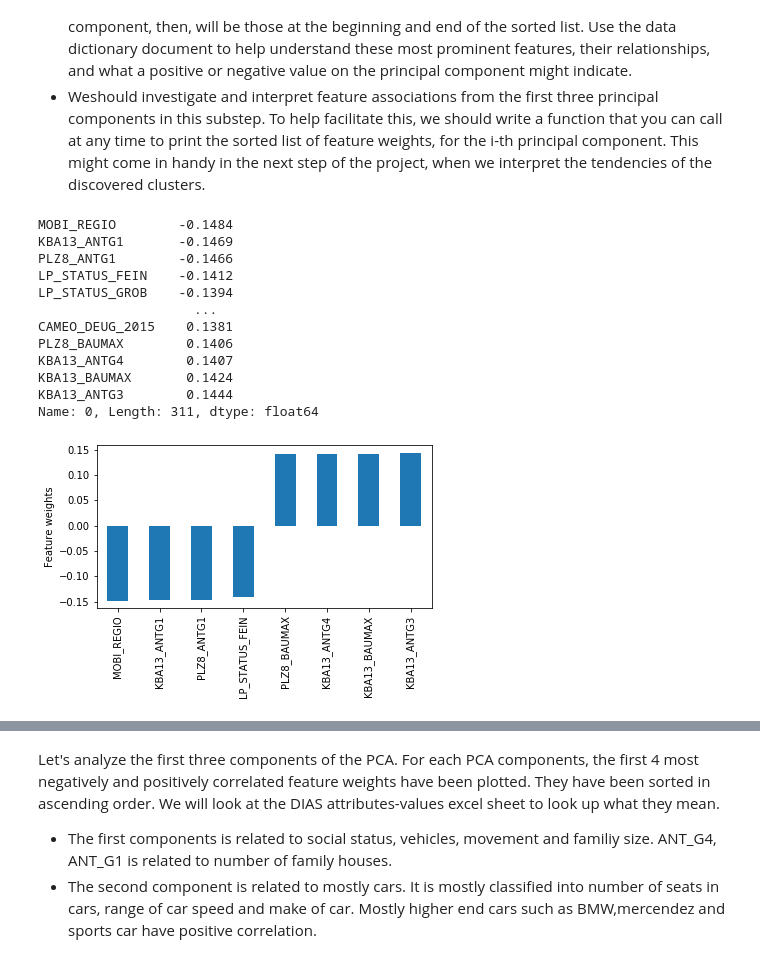
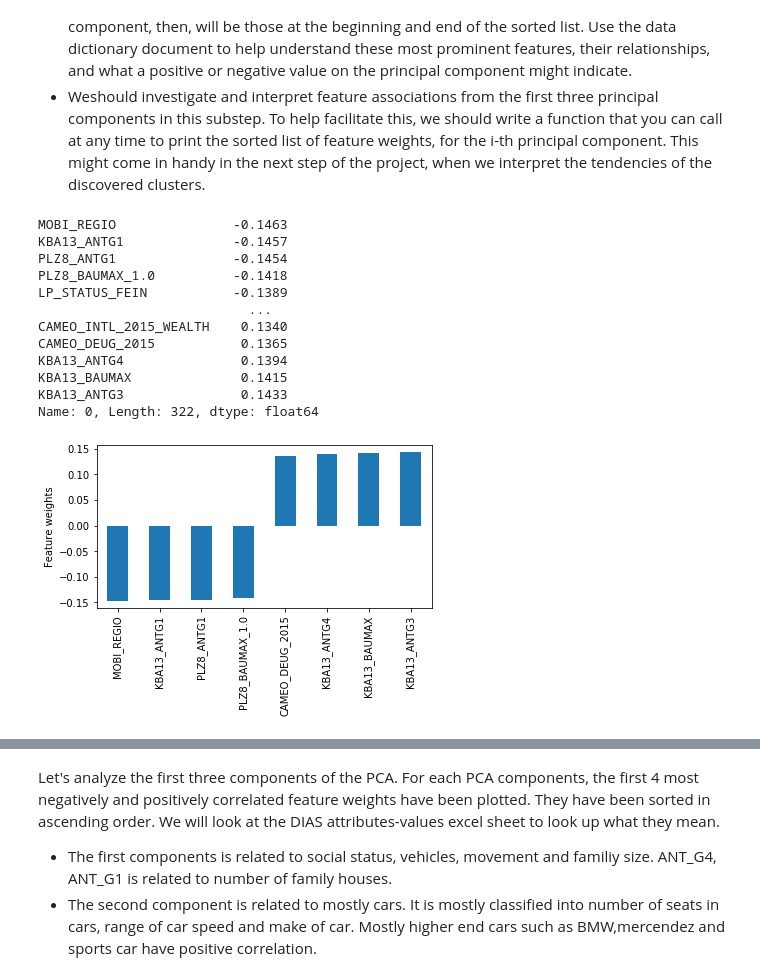
Before and after one commit to thapasun/udacity-DSND-capstone, a Jupyter notebook: Arvato Project Workbook.ipynb, the cells around one changed output, grey strips where cells are left out. Cells and saved outputs as stored; diff of their text form; code cells hidden in the pictures.

```diff
--- a/Arvato Project Workbook.ipynb
+++ b/Arvato Project Workbook.ipynb
@@ -668,4 +728,4 @@ scree_plot(pca)
 # %%
-pca_200 = PCA(n_components = 200)
-azdias_pca_200 = pca_200.fit_transform(azdias_new)
+pca_250 = PCA(n_components = 250)
+azdias_pca_250 = pca_250.fit_transform(azdias_new)
 # %%
@@ -691,21 +755,21 @@ def pca_weights(pca,i):
 # %%
 # this will give us the first pricinipal components with selected top and bottom
 
-pca_weights_200_0 = pca_weights(pca_200,0)
-print(pca_weights_200_0)
+pca_weights_250_0 = pca_weights(pca_250,0)
+print(pca_weights_250_0)
 # %% [output]
-MOBI_REGIO        -0.1484
-KBA13_ANTG1       -0.1469
-PLZ8_ANTG1        -0.1466
-LP_STATUS_FEIN    -0.1412
-LP_STATUS_GROB    -0.1394
-                    ...
-CAMEO_DEUG_2015    0.1381
-PLZ8_BAUMAX        0.1406
-KBA13_ANTG4        0.1407
-KBA13_BAUMAX       0.1424
-KBA13_ANTG3        0.1444
-Name: 0, Length: 311, dtype: float64
+MOBI_REGIO               -0.1463
+KBA13_ANTG1              -0.1457
+PLZ8_ANTG1               -0.1454
+PLZ8_BAUMAX_1.0          -0.1418
+LP_STATUS_FEIN           -0.1389
+                           ...
+CAMEO_INTL_2015_WEALTH    0.1340
+CAMEO_DEUG_2015           0.1365
+KBA13_ANTG4               0.1394
+KBA13_BAUMAX              0.1415
+KBA13_ANTG3               0.1433
+Name: 0, Length: 322, dtype: float64
-[figure, old version]
+[figure, new version]
 # %%
 # this will give us the second pricinipal components selected top and bottom
```
Also changed, not shown: parts of 77 cells of this notebook.
